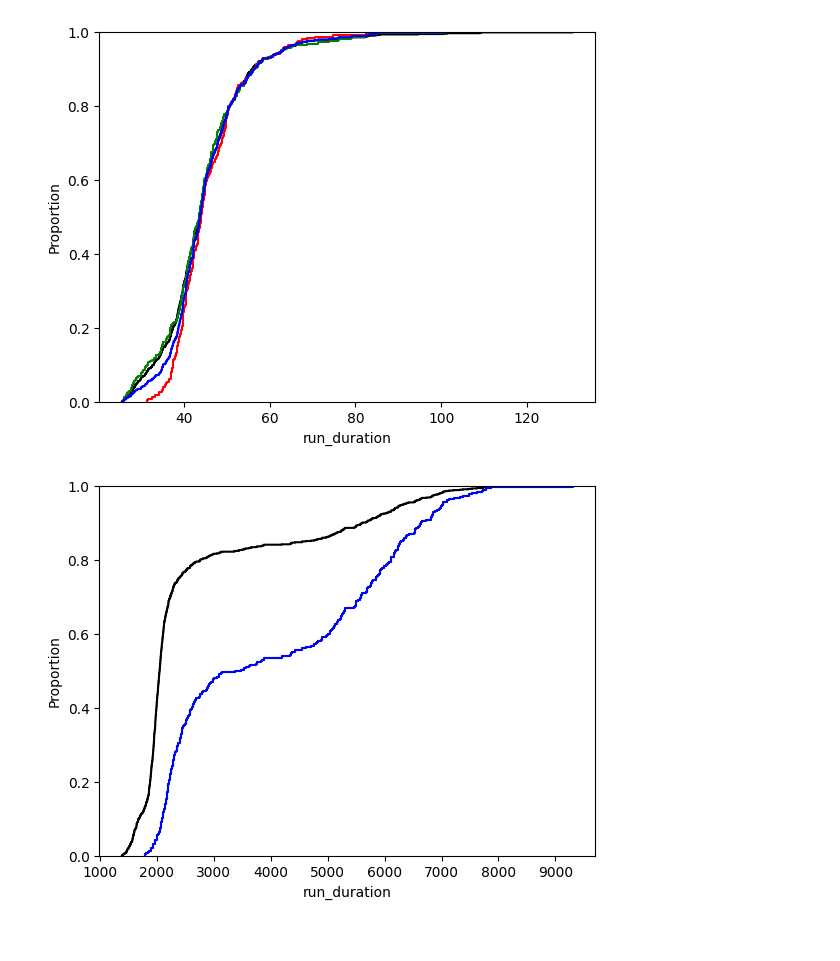
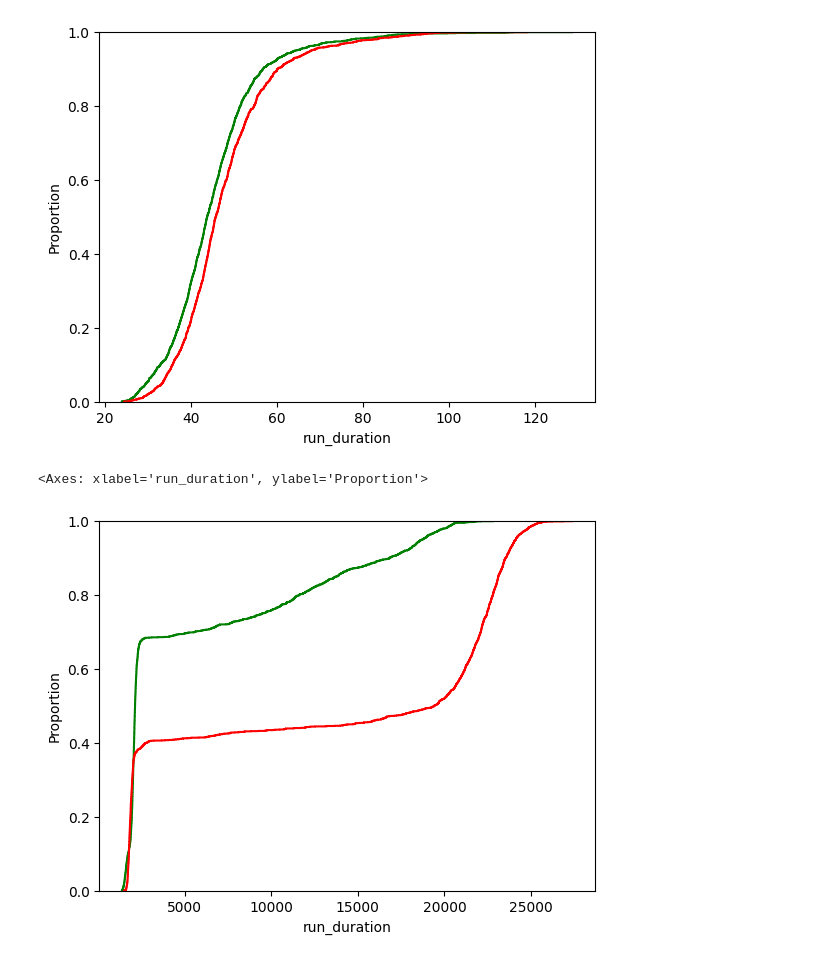
Before and after one commit to umbrellerde/nuclio, a Jupyter notebook: profaastinate/evaluation/stats/stats.ipynb, the cells around one changed output. Cells and saved outputs as stored; diff of their text form; code cells hidden in the pictures.

```diff
--- a/profaastinate/evaluation/stats/stats.ipynb
+++ b/profaastinate/evaluation/stats/stats.ipynb
@@ -13 +15,17 @@ import matplotlib.pyplot as plt
+# %%
+async_folder = "logs/08_E"
+sync_folder = "logs/09_F"
+
+experiment_phases = [0, 600_000, 1_200_000, 1_800_000]
+function_colors = {
+    "check": "blue",
+    "virus": "orange",
+    "ocr": "green",
+    "email": "red",
+    "urgentcheck": "blue",
+    "urgentvirus": "orange",
+    "urgentocr": "green",
+    "urgentemail": "red"
+}
+cpu_color = "black"
 # %%
@@ -162,20 +164,13 @@ plt.axvline(640_000, linestyle="dotted")
 # %%
-def plot_function_time_cpu(df, function_name, boundary=[320_000, 640_000]):
-    sns.ecdfplot(data=df[df["function"] == function_name], x="run_duration", label="Overall", color="black")
-    only_check = df[df["function"] == function_name]
-    high_load = only_check[only_check["start"] < boundary[0]]
-    lin_load = only_check[(only_check["start"] > boundary[0]) & (only_check["start"] < boundary[1])]
-    low_load = only_check[only_check["start"] < boundary[1]]
-    sns.ecdfplot(data=high_load, x="run_duration", color="red", label="High Load")
-    sns.ecdfplot(data=lin_load, x="run_duration", color="green", label="Linear Load")
-    sns.ecdfplot(data=low_load, x="run_duration", color="blue", label="Low Load")
-
-plot_function_time_cpu(df, "check")
+sns.ecdfplot(data=async_df[async_df["function"] == "check"], x="run_duration", color="green", label="Async")
+sns.ecdfplot(data=sync_df[sync_df["function"] == "urgentcheck"], x="run_duration", color="red", label="Sync")
 plt.show()
-plot_function_time_cpu(df, "ocr")
+sns.ecdfplot(data=async_df[async_df["function"] == "ocr"], x="run_duration", color="green", label="Async")
+sns.ecdfplot(data=sync_df[sync_df["function"] == "urgentocr"], x="run_duration", color="red", label="Sync")
 # %% [output]
-[figure, old version]
+[figure, new version]
+<Axes: xlabel='run_duration', ylabel='Proportion'>
-[figure, old version]
+[figure, new version]
 # %%
 def get_cpu_share(start, end, current):
     # get the length of the experiment
```
Also changed, not shown: parts of 16 cells of this notebook, 7 other files.
